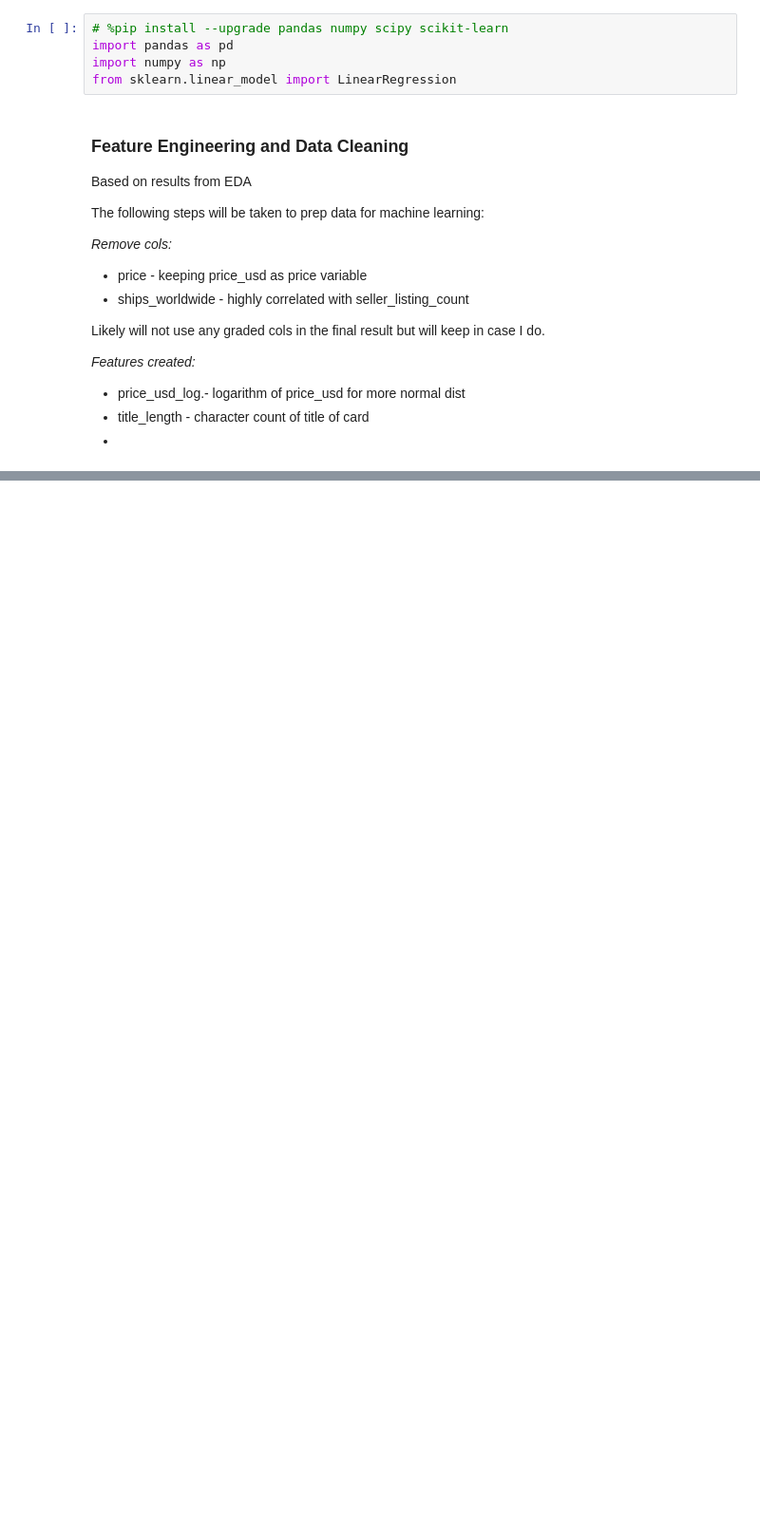
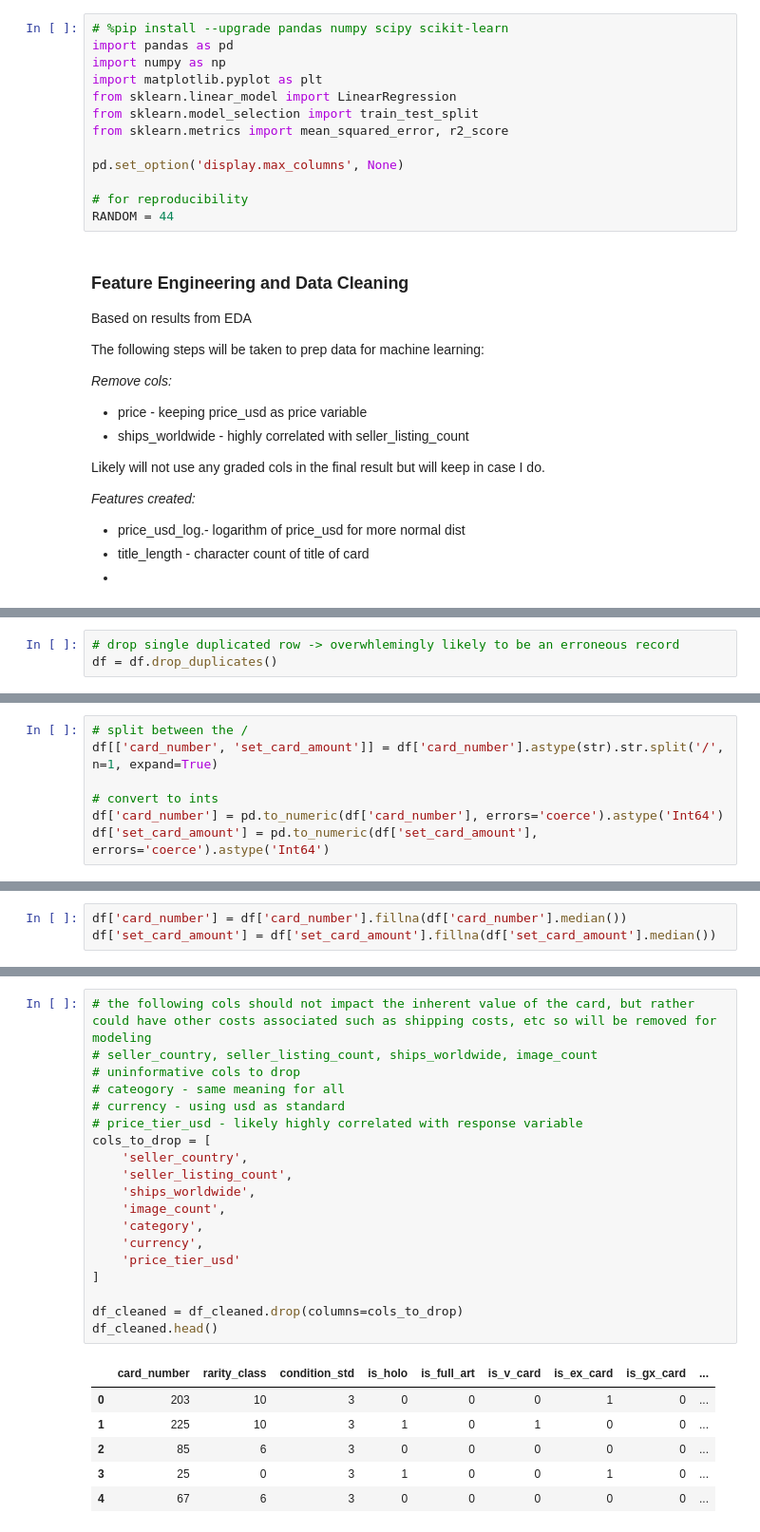
Before and after one commit to morgan1461/pokemon-card-price-predictor, a Jupyter notebook: model.ipynb, the cells around one changed output, grey strips where cells are left out. Shown at 95% size. Saved outputs shown, nothing was run; the diff lists cells and outputs as text; blank space fills up the shorter version.

```diff
--- a/model.ipynb
+++ b/model.ipynb
@@ -2,7 +2,15 @@
 # %pip install --upgrade pandas numpy scipy scikit-learn
 import pandas as pd
 import numpy as np
+import matplotlib.pyplot as plt
 from sklearn.linear_model import LinearRegression
+from sklearn.model_selection import train_test_split
+from sklearn.metrics import mean_squared_error, r2_score
+
+pd.set_option('display.max_columns', None)
+
+# for reproducibility
+RANDOM = 44
 # %% [markdown]
 ### Feature Engineering and Data Cleaning
 
@@ -22,0 +99,3 @@ Likely will not use any graded cols in the final result but will keep in case I
+# %%
+# drop single duplicated row -> overwhlemingly likely to be an erroneous record
+df = df.drop_duplicates()
@@ -22,0 +104,7 @@ Likely will not use any graded cols in the final result but will keep in case I
+# %%
+# split between the /
+df[['card_number', 'set_card_amount']] = df['card_number'].astype(str).str.split('/', n=1, expand=True)
+
+# convert to ints
+df['card_number'] = pd.to_numeric(df['card_number'], errors='coerce').astype('Int64')
+df['set_card_amount'] = pd.to_numeric(df['set_card_amount'], errors='coerce').astype('Int64')
@@ -22,0 +131,3 @@ Likely will not use any graded cols in the final result but will keep in case I
+# %%
+df['card_number'] = df['card_number'].fillna(df['card_number'].median())
+df['set_card_amount'] = df['set_card_amount'].fillna(df['set_card_amount'].median())
@@ -22,0 +203,26 @@ Likely will not use any graded cols in the final result but will keep in case I
+# %%
+# the following cols should not impact the inherent value of the card, but rather could have other costs associated such as shipping costs, etc so will be removed for modeling
+# seller_country, seller_listing_count, ships_worldwide, image_count
+# uninformative cols to drop
+# cateogory - same meaning for all
+# currency - using usd as standard
+# price_tier_usd - likely highly correlated with response variable
+cols_to_drop = [
+    'seller_country',
+    'seller_listing_count',
+    'ships_worldwide',
+    'image_count',
+    'category',
+    'currency',
+    'price_tier_usd'
+]
+
+df_cleaned = df_cleaned.drop(columns=cols_to_drop)
+df_cleaned.head()
+# %% [output]
+|  | card_number | rarity_class | condition_std | is_holo | is_full_art | is_v_card | is_ex_card | is_gx_card | ... |
+| 0 | 203 | 10 | 3 | 0 | 0 | 0 | 1 | 0 | ... |
+| 1 | 225 | 10 | 3 | 1 | 0 | 1 | 0 | 0 | ... |
+| 2 | 85 | 6 | 3 | 0 | 0 | 0 | 0 | 0 | ... |
+| 3 | 25 | 0 | 3 | 1 | 0 | 0 | 1 | 0 | ... |
+| 4 | 67 | 6 | 3 | 0 | 0 | 0 | 0 | 0 | ... |
```
Also changed, not shown: parts of 23 cells of this notebook.
